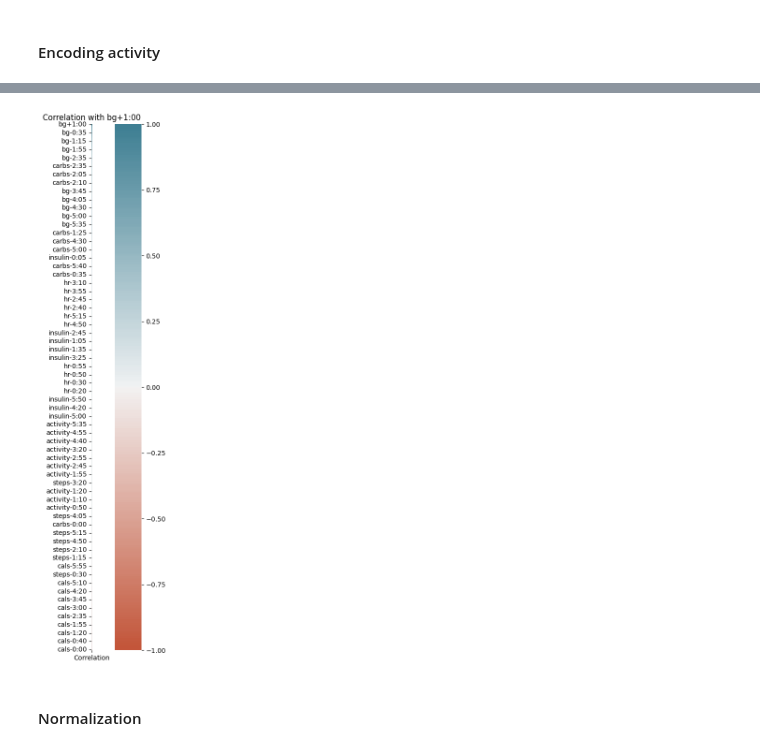
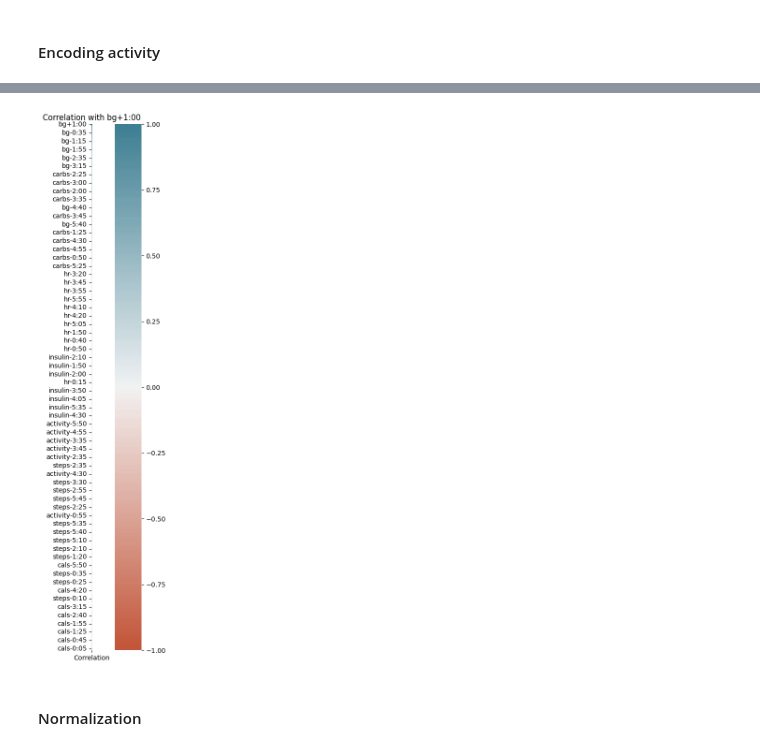
Before and after one commit to juliettemaes/Blood-Glucose-Prediction, a Jupyter notebook: src/brist1d_WANG.ipynb, the cells around one changed output, grey strips where cells are left out. Saved outputs shown, nothing was run; the diff lists cells and outputs as text; code cells hidden in the pictures.

```diff
--- a/src/brist1d_WANG.ipynb
+++ b/src/brist1d_WANG.ipynb
@@ -314,0 +317,12 @@ Number of remaining NaN values: 0
+# %%
+# Find the columns that contain the word 'insulin'
+insulin_cols = [col for col in train.columns if 'insulin' in col]
+
+# Find the rows where all insulin columns are NaN
+insulin_nan_rows = train[insulin_cols].isna().all(axis=1)
+
+# Filter out the rows where all insulin columns are NaN
+df_train = train[~insulin_nan_rows]
+
+print(f"train dataset initial: {train.shape[0]}")
+print(f"train dataset filted: {df_train.shape[0]}")
@@ -317,13 +334,13 @@ Number of remaining NaN values: 0
 # %%
 from sklearn.preprocessing import LabelEncoder
 
-activity_train_cols = [col for col in train.columns if 'activity' in col]
+activity_train_cols = [col for col in df_train.columns if 'activity' in col]
 activity_test_cols = [col for col in test.columns if 'activity' in col]
 
 label_encoder = LabelEncoder()
 
 #emncode activity columns
 for col in activity_train_cols:
-    train[col] = label_encoder.fit_transform(train[col].fillna('Unknown'))
+    df_train[col] = label_encoder.fit_transform(df_train[col].fillna('Unknown'))
 for col in activity_test_cols:
     test[col] = label_encoder.fit_transform(test[col].fillna('Unknown'))
@@ -330,3 +364,0 @@ for col in activity_test_cols:
-# %%
-df_train = train.drop(columns=['time',  'p_num'])
-df_test = test.drop(columns=['time', 'p_num'])
@@ -343,24 +367,24 @@ df_test.head()
 # %%
-train_corr = df_train.drop(columns=['hour', 'time_min', 'sin_time', 'cos_time', 'id'], axis=1)
+train_corr = df_train.drop(columns=['hour', 'time_min', 'sin_time', 'cos_time', 'id', 'p_num'], axis=1)
 
 correlations_with_bg = train_corr.corrwith(train_corr['bg+1:00'])
 correlations_with_bg = correlations_with_bg.sort_values(ascending=False)
 correlation_df = pd.DataFrame(correlations_with_bg, columns=['Correlation'])
 
 # Create the heatmap
 plt.figure(figsize=(10, 12))
 axis_corr = sns.heatmap(
     correlation_df,
     vmin=-1, vmax=1, center=0,
     cmap=sns.diverging_palette(20, 220, n=200),
     square=True,
     fmt='.2f'
 )
 
 plt.title("Correlation with bg+1:00")
 plt.tight_layout()
 plt.show()
 # %% [output]
-[figure, old version]
+[figure, new version]
 # %% [markdown]
 #### Normalization
```
Also changed, not shown: parts of 27 cells of this notebook.
